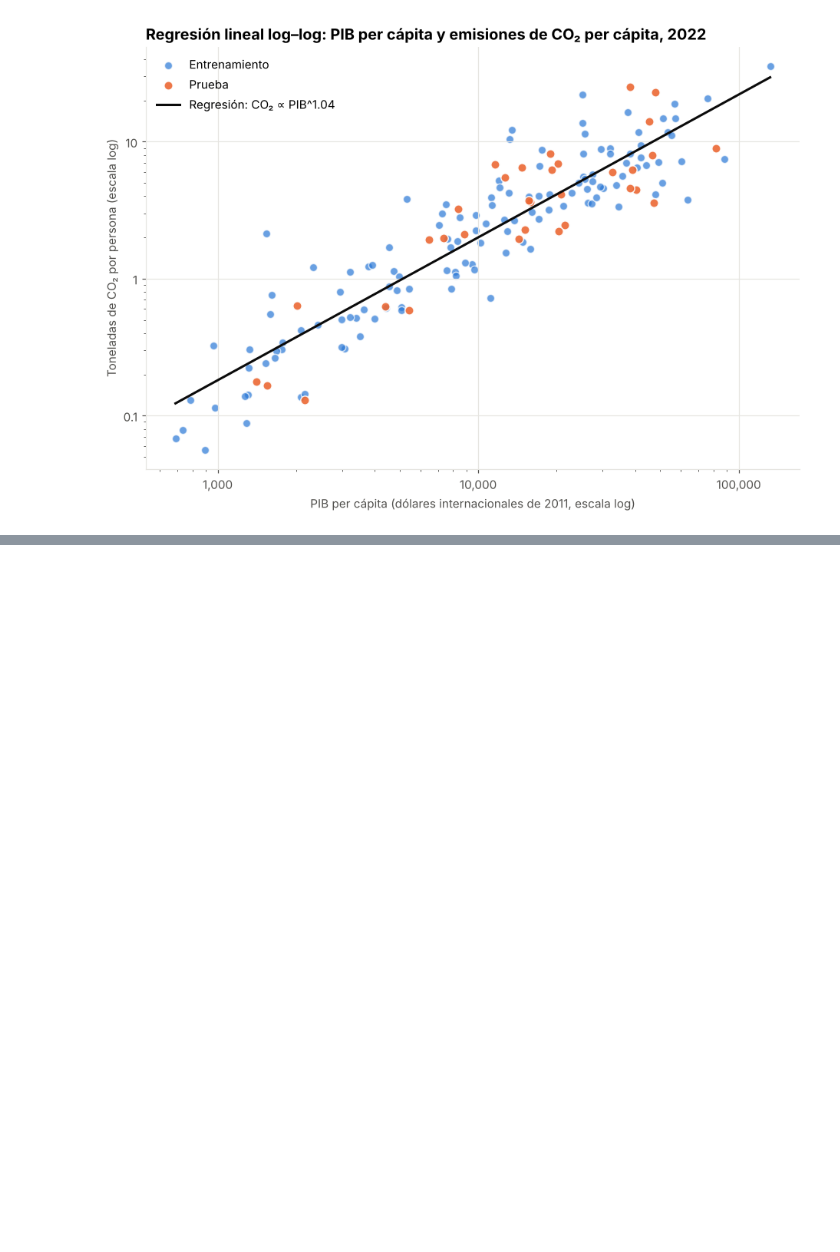
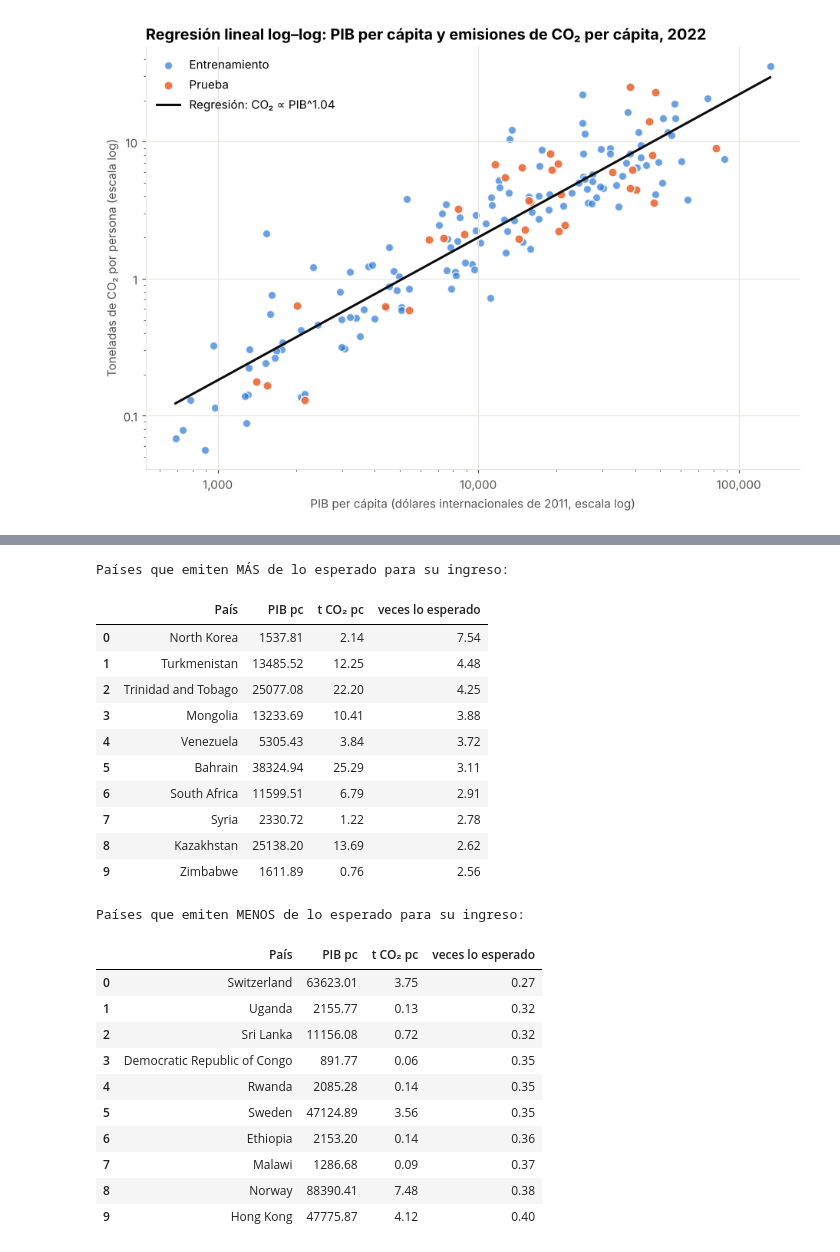
Before and after one commit to felipecasta0330/proyecto-final-co2, a Jupyter notebook: notebooks/03_regresion_lineal.ipynb, the cells around one changed output, grey strips where cells are left out. Saved outputs shown, nothing was run; the diff lists cells and outputs as text; code cells hidden in the pictures; blank space fills up the shorter version.

```diff
--- a/notebooks/03_regresion_lineal.ipynb
+++ b/notebooks/03_regresion_lineal.ipynb
@@ -148,0 +249,33 @@ plt.show()
+# %%
+cols = ["country", "gdp_per_capita", "co2_per_capita", "veces_vs_esperado"]
+nombres = {"country": "País", "gdp_per_capita": "PIB pc", "co2_per_capita": "t CO₂ pc",
+           "veces_vs_esperado": "veces lo esperado"}
+print("Países que emiten MÁS de lo esperado para su ingreso:")
+display(datos.nlargest(10, "residuo")[cols].rename(columns=nombres).round(2).reset_index(drop=True))
+print("Países que emiten MENOS de lo esperado para su ingreso:")
+display(datos.nsmallest(10, "residuo")[cols].rename(columns=nombres).round(2).reset_index(drop=True))
+# %% [output]
+Países que emiten MÁS de lo esperado para su ingreso:
+|  | País | PIB pc | t CO₂ pc | veces lo esperado |
+| 0 | North Korea | 1537.81 | 2.14 | 7.54 |
+| 1 | Turkmenistan | 13485.52 | 12.25 | 4.48 |
+| 2 | Trinidad and Tobago | 25077.08 | 22.20 | 4.25 |
+| 3 | Mongolia | 13233.69 | 10.41 | 3.88 |
+| 4 | Venezuela | 5305.43 | 3.84 | 3.72 |
+| 5 | Bahrain | 38324.94 | 25.29 | 3.11 |
+| 6 | South Africa | 11599.51 | 6.79 | 2.91 |
+| 7 | Syria | 2330.72 | 1.22 | 2.78 |
+| 8 | Kazakhstan | 25138.20 | 13.69 | 2.62 |
+| 9 | Zimbabwe | 1611.89 | 0.76 | 2.56 |
+Países que emiten MENOS de lo esperado para su ingreso:
+|  | País | PIB pc | t CO₂ pc | veces lo esperado |
+| 0 | Switzerland | 63623.01 | 3.75 | 0.27 |
+| 1 | Uganda | 2155.77 | 0.13 | 0.32 |
+| 2 | Sri Lanka | 11156.08 | 0.72 | 0.32 |
+| 3 | Democratic Republic of Congo | 891.77 | 0.06 | 0.35 |
+| 4 | Rwanda | 2085.28 | 0.14 | 0.35 |
+| 5 | Sweden | 47124.89 | 3.56 | 0.35 |
+| 6 | Ethiopia | 2153.20 | 0.14 | 0.36 |
+| 7 | Malawi | 1286.68 | 0.09 | 0.37 |
+| 8 | Norway | 88390.41 | 7.48 | 0.38 |
+| 9 | Hong Kong | 47775.87 | 4.12 | 0.40 |
```
Also changed, not shown: parts of 16 cells of this notebook.
